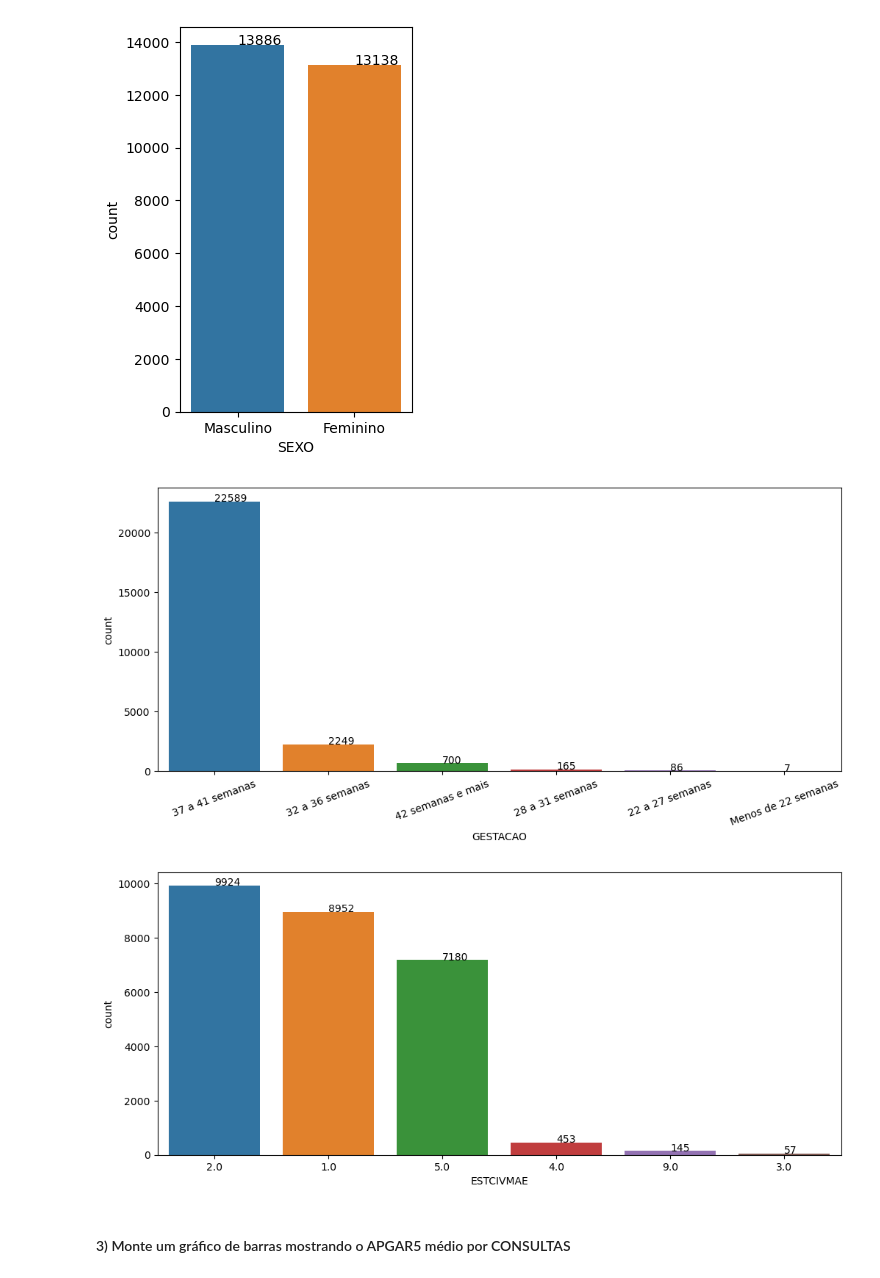
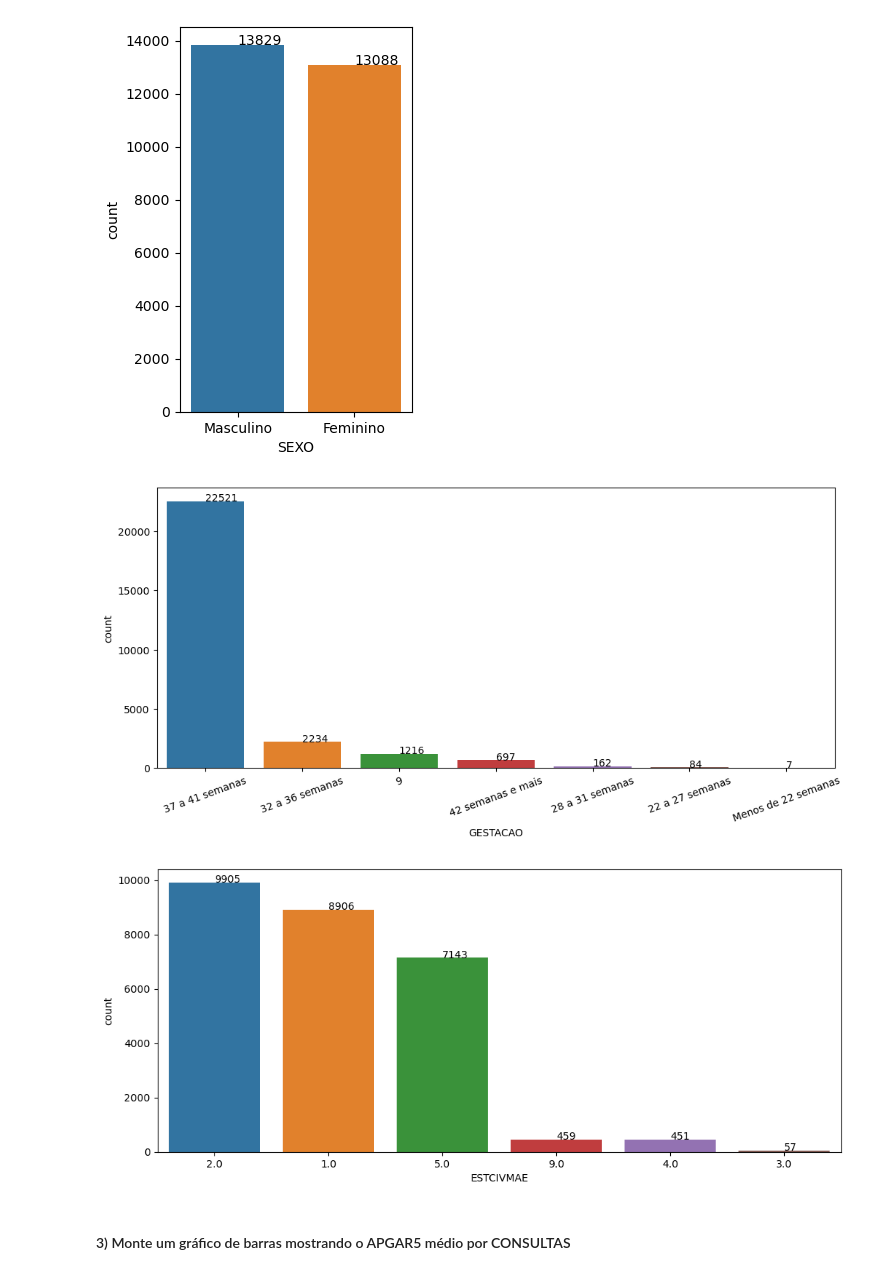
Before and after one commit to karinnacortes/EBAC, a Jupyter notebook: Mod06Ex01 - aulas 1 a 3.ipynb, the cells around one changed output. Drawn from its saved outputs; the diff is of its cells as text; code cells hidden in the pictures.

```diff
--- a/Mod06Ex01 - aulas 1 a 3.ipynb
+++ b/Mod06Ex01 - aulas 1 a 3.ipynb
@@ -14,6 +14,16 @@ def valores_nas_barras(x,y):
         plt.text(i,y[i],y[i])
 
 base = pd.read_csv('SINASC_RO_2019.csv')
+
+# Retira linhas com dados faltantes das variáveis 'APGAR5' e 'APGAR1'.
+base.dropna(subset=['APGAR5'], inplace=True)
+base.dropna(subset=['APGAR1'], inplace=True)
+
+# Substitui os valores faltantes de 'GESTACAO', 'GRAVIDEZ', 'ESTCIVMAE' e 'CONSULTAS' por "9".
+base['GESTACAO'].fillna(9, inplace=True)
+base['GRAVIDEZ'].fillna(9, inplace=True)
+base['ESTCIVMAE'].fillna(9, inplace=True)
+base['CONSULTAS'].fillna(9, inplace=True)
 # %% [markdown]
 ####  2) Monte um gráficos de barras com as variáveis APGAR1, APGAR5, SEXO, GESTACAO, ESTCIVMAE.
 # %%
@@ -37,15 +47,15 @@ valores_nas_barras(base['SEXO'].value_counts().index , base['SEXO'].value_counts
 # %%
 plt.figure(figsize=(12,5))
 sns.countplot(x='GESTACAO', data=base, order=base['GESTACAO'].value_counts().index).tick_params(axis="x", rotation = 20)
-valores_nas_barras(base['GESTACAO'].value_counts().index , base['GESTACAO'].value_counts())
+valores_nas_barras(list(base['GESTACAO'].value_counts().index) , list(base['GESTACAO'].value_counts()))
 # %% [output]
-[figure, old version]
+[figure, new version]
 # %%
 plt.figure(figsize=(12,5))
 sns.countplot(x='ESTCIVMAE', data=base, order=base['ESTCIVMAE'].value_counts().index)
 valores_nas_barras(list(base['ESTCIVMAE'].value_counts().index) , list(base['ESTCIVMAE'].value_counts()))
 # %% [output]
-[figure, old version]
+[figure, new version]
 # %% [markdown]
 #### 3) Monte um gráfico de barras mostrando o APGAR5 médio por CONSULTAS
 # %%
```
Also changed, not shown: parts of 2 cells of this notebook.
